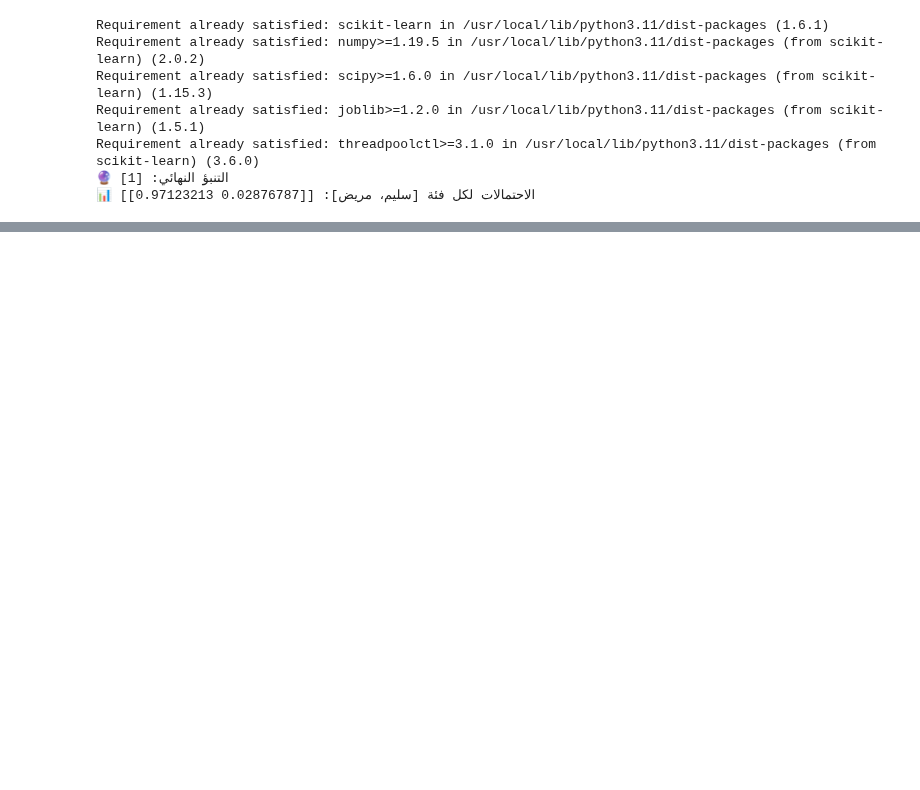
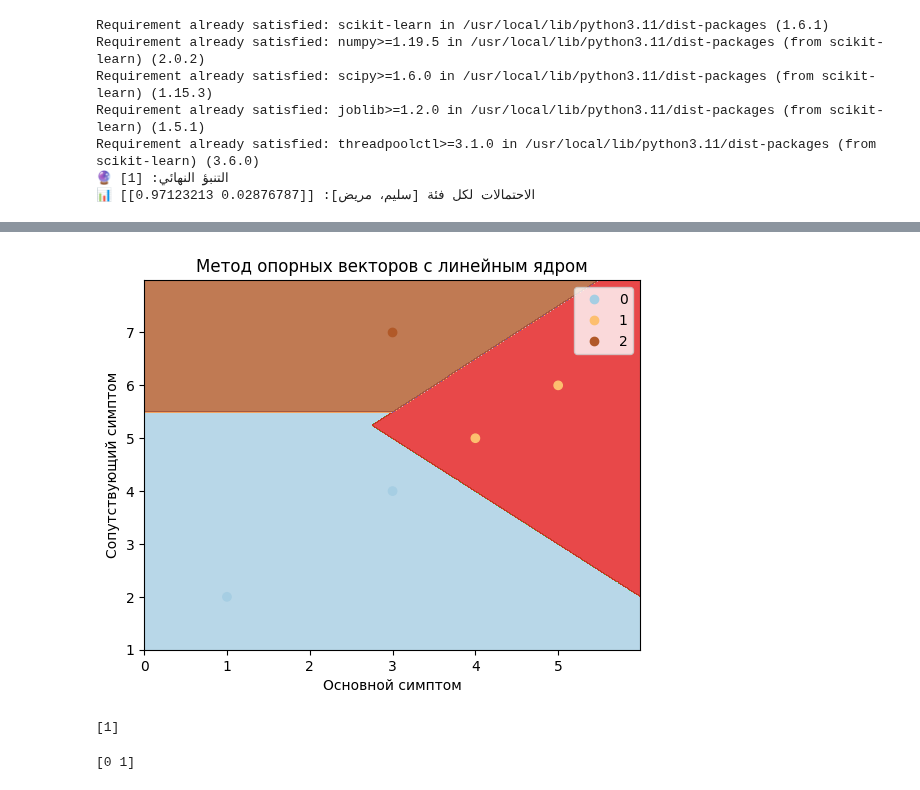
Before and after one commit to Fadilsa9/-2-TheFounder-Tsifrotech, a Jupyter notebook: 9_Practice_.ipynb, the cells around one changed output, grey strips where cells are left out. Cells and saved outputs as stored; diff of their text form; code cells hidden in the pictures; blank space fills up the shorter version.

```diff
--- a/9_Practice_.ipynb
+++ b/9_Practice_.ipynb
@@ -58,0 +138,46 @@ Requirement already satisfied: threadpoolctl>=3.1.0 in /usr/local/lib/python3.11
+# %%
+
+import numpy as np
+import matplotlib.pyplot as plt
+from sklearn import svm # импортируем пакет для работы с методом опорных векторов
+
+# Создаем набор данных
+
+# Параметры медицинских карт
+X = np.array([[1, 2], [3, 7], [3, 4], [4, 5], [5, 6]])
+y = np.array([0, 2, 0, 1, 1])
+
+h=0.01 # Шаг сетки
+C = 1.0 # параметр регуляризации SVM
+svc = svm.SVC(kernel='linear', C=1, gamma=0).fit(X, y) # здесь мы взяли линейный kernel (ядро)
+# создаём сетку для построения графика
+x_min, x_max = X[:, 0].min() - 1, X[:, 0].max() + 1
+y_min, y_max = X[:, 1].min() - 1, X[:, 1].max() + 1
+xx, yy = np.meshgrid(np.arange(x_min, x_max, h), np.arange(y_min, y_max, h))
+
+plt.subplot(1, 1, 1)
+Z = svc.predict(np.c_[xx.ravel(), yy.ravel()])
+Z = Z.reshape(xx.shape)
+plt.contourf(xx, yy, Z, cmap=plt.cm.Paired, alpha=0.8)
+
+result = plt.scatter(X[:, 0], X[:, 1], c=y, cmap=plt.cm.Paired)
+plt.legend(result.legend_elements()[0], ['0', '1', '2'])
+plt.xlabel('Основной симптом')
+plt.ylabel('Сопутствующий симптом')
+plt.xlim(xx.min(), xx.max())
+plt.title('Метод опорных векторов с линейным ядром')
+plt.show()
+# %% [output]
+[figure, added]
+# %%
+from sklearn import svm
+
+X = [[0, 0], [1, 1]]   # بيانات التدريب (نقطتين فقط)
+y = [0, 1]             # الفئة لكل نقطة
+
+clf = svm.SVC(kernel='linear')  # نستخدم نواة خطية
+clf.fit(X, y)                   # تدريب النموذج
+
+print(clf.predict([[2, 2]]))    # التنبؤ بفئة نقطة جديدة
+# %% [output]
+[1]
@@ -58,0 +192,12 @@ Requirement already satisfied: threadpoolctl>=3.1.0 in /usr/local/lib/python3.11
+# %%
+from sklearn import svm
+import numpy as np
+
+X = np.array([[1, 2], [2, 3], [3, 3], [6, 5], [7, 8], [8, 8]])
+y = [0, 0, 0, 1, 1, 1]
+
+clf = svm.SVC(kernel='linear', C=1)
+clf.fit(X, y)
+print(clf.predict([[2, 2], [7, 7]]))
+# %% [output]
+[0 1]
```
Also changed, not shown: parts of 3 cells of this notebook.
